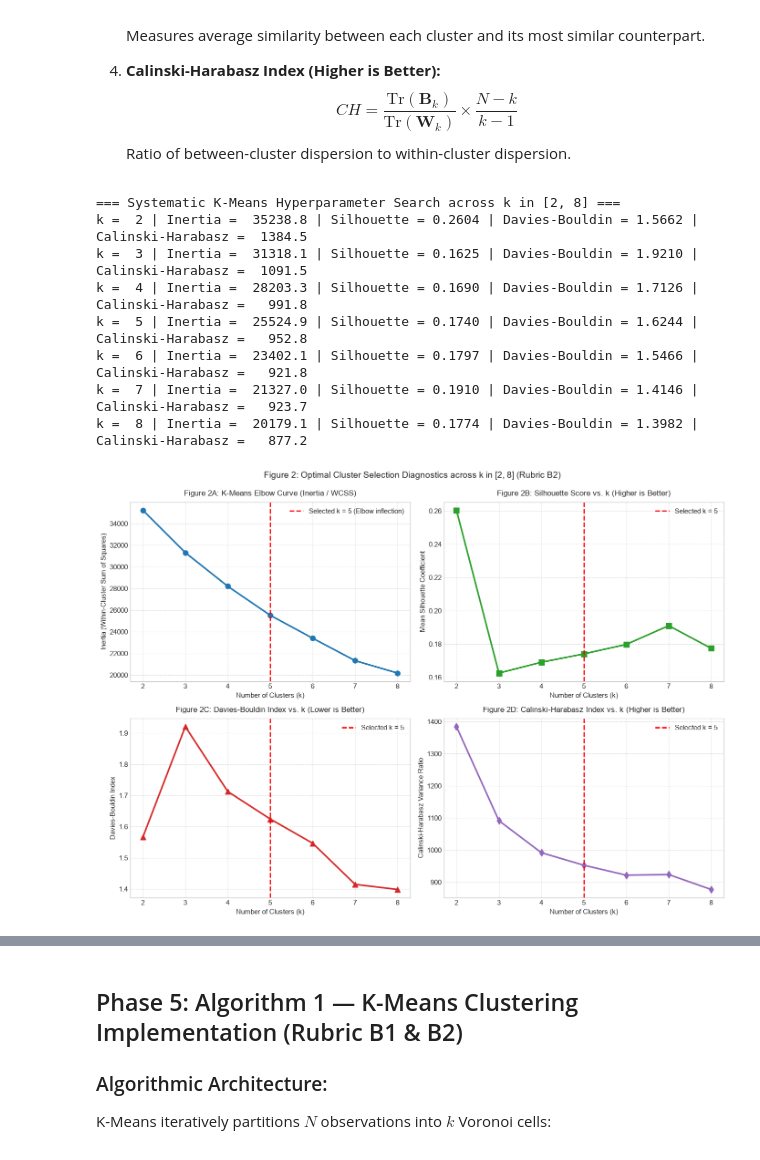
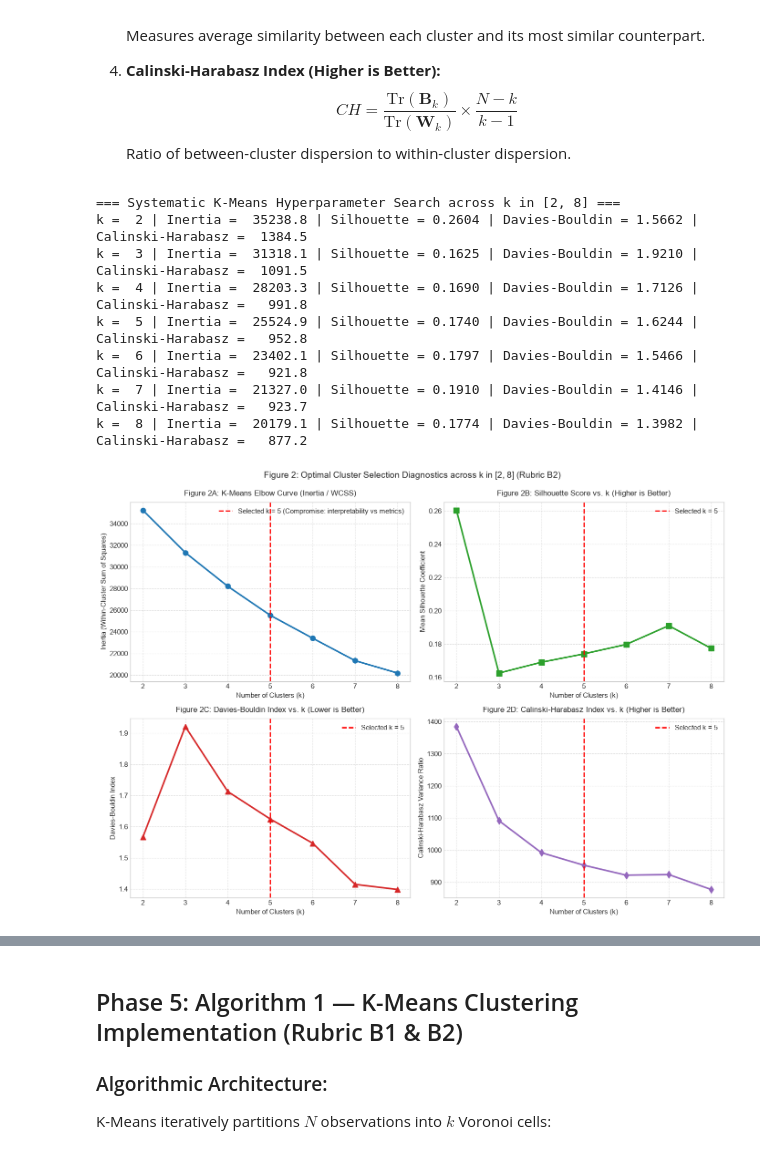
Before and after one commit to vector4653/LearntheML, a Jupyter notebook: notebooks/clustering.ipynb, the cells around one changed output, grey strips where cells are left out. Cells and saved outputs as stored; diff of their text form; code cells hidden in the pictures.

```diff
--- a/notebooks/clustering.ipynb
+++ b/notebooks/clustering.ipynb
@@ -284,7 +330,7 @@ fig, axes = plt.subplots(2, 2, figsize=(14, 10))
 
 # 1. Elbow Curve (WCSS)
 axes[0, 0].plot(k_range, inertias, 'o-', color='#1f77b4', lw=2.5, markersize=8)
-axes[0, 0].axvline(5, color='red', linestyle='--', lw=2, label='Selected k = 5 (Elbow inflection)')
+axes[0, 0].axvline(5, color='red', linestyle='--', lw=2, label='Selected k = 5 (Compromise: interpretability vs metrics)')
 axes[0, 0].set_title('Figure 2A: K-Means Elbow Curve (Inertia / WCSS)', fontsize=12, pad=10)
 axes[0, 0].set_xlabel('Number of Clusters (k)', fontsize=11)
 axes[0, 0].set_ylabel('Inertia (Within-Cluster Sum of Squares)', fontsize=11)
@@ -303,32 +349,32 @@ axes[0, 1].legend()
 # 3. Davies-Bouldin Index Curve
 axes[1, 0].plot(k_range, db_scores, '^-', color='#d62728', lw=2.5, markersize=8)
 axes[1, 0].axvline(5, color='red', linestyle='--', lw=2, label='Selected k = 5')
 axes[1, 0].set_title('Figure 2C: Davies-Bouldin Index vs. k (Lower is Better)', fontsize=12, pad=10)
 axes[1, 0].set_xlabel('Number of Clusters (k)', fontsize=11)
 axes[1, 0].set_ylabel('Davies-Bouldin Index', fontsize=11)
 axes[1, 0].grid(True, linestyle='--', alpha=0.6)
 axes[1, 0].legend()
 
 # 4. Calinski-Harabasz Index Curve
 axes[1, 1].plot(k_range, ch_scores, 'd-', color='#9467bd', lw=2.5, markersize=8)
 axes[1, 1].axvline(5, color='red', linestyle='--', lw=2, label='Selected k = 5')
 axes[1, 1].set_title('Figure 2D: Calinski-Harabasz Index vs. k (Higher is Better)', fontsize=12, pad=10)
 axes[1, 1].set_xlabel('Number of Clusters (k)', fontsize=11)
 axes[1, 1].set_ylabel('Calinski-Harabasz Variance Ratio', fontsize=11)
 axes[1, 1].grid(True, linestyle='--', alpha=0.6)
 axes[1, 1].legend()
 
 plt.suptitle('Figure 2: Optimal Cluster Selection Diagnostics across k in [2, 8] (Rubric B2)', fontsize=14, y=0.99)
 plt.tight_layout()
 plt.show()
 # %% [output]
 === Systematic K-Means Hyperparameter Search across k in [2, 8] ===
 k =  2 | Inertia =  35238.8 | Silhouette = 0.2604 | Davies-Bouldin = 1.5662 | Calinski-Harabasz =  1384.5
 k =  3 | Inertia =  31318.1 | Silhouette = 0.1625 | Davies-Bouldin = 1.9210 | Calinski-Harabasz =  1091.5
 k =  4 | Inertia =  28203.3 | Silhouette = 0.1690 | Davies-Bouldin = 1.7126 | Calinski-Harabasz =   991.8
 k =  5 | Inertia =  25524.9 | Silhouette = 0.1740 | Davies-Bouldin = 1.6244 | Calinski-Harabasz =   952.8
 k =  6 | Inertia =  23402.1 | Silhouette = 0.1797 | Davies-Bouldin = 1.5466 | Calinski-Harabasz =   921.8
 k =  7 | Inertia =  21327.0 | Silhouette = 0.1910 | Davies-Bouldin = 1.4146 | Calinski-Harabasz =   923.7
 k =  8 | Inertia =  20179.1 | Silhouette = 0.1774 | Davies-Bouldin = 1.3982 | Calinski-Harabasz =   877.2
-[figure, old version]
+[figure, new version]
 # %% [markdown]
```
Also changed, not shown: parts of 15 cells of this notebook, 1 other file.
